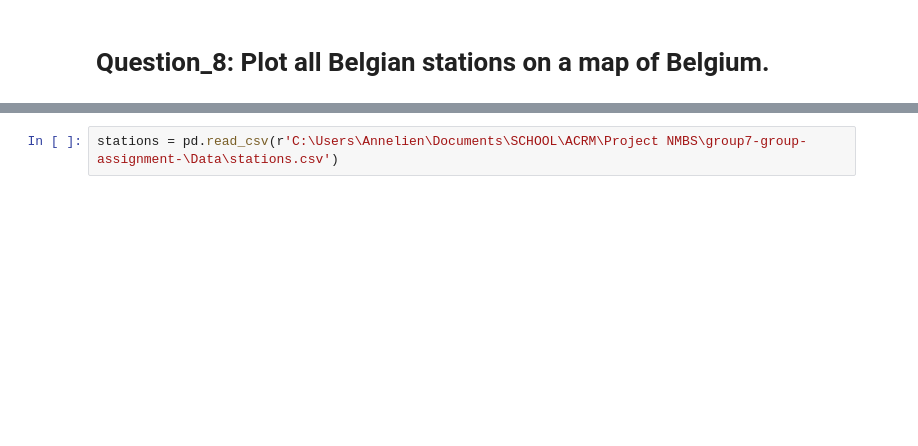
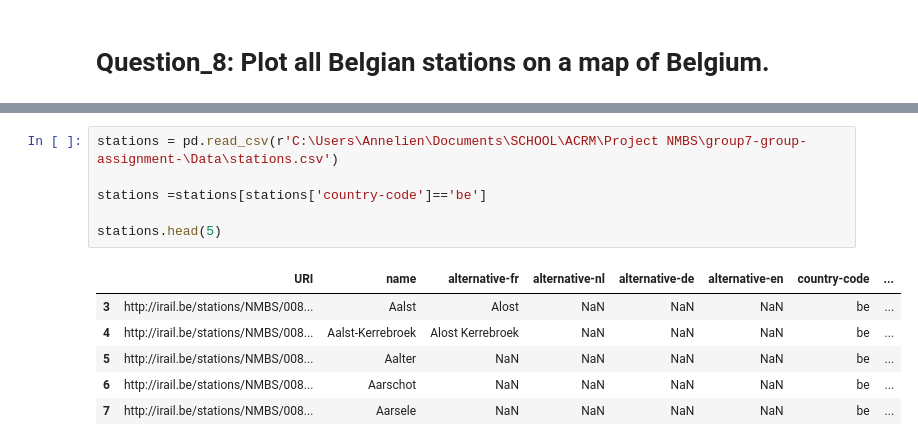
Before and after one commit to Seoyangsam/ACRM, a Jupyter notebook: src/Q8.ipynb, the cells around one changed output, grey strips where cells are left out. Cells and saved outputs as stored; diff of their text form; blank space fills up the shorter version.

```diff
--- a/src/Q8.ipynb
+++ b/src/Q8.ipynb
@@ -13,2 +24,13 @@ from IPython.display import Image
 # %%
 stations = pd.read_csv(r'C:\Users\Annelien\Documents\SCHOOL\ACRM\Project NMBS\group7-group-assignment-\Data\stations.csv')
+
+stations =stations[stations['country-code']=='be']
+
+stations.head(5)
+# %% [output]
+|  | URI | name | alternative-fr | alternative-nl | alternative-de | alternative-en | country-code | ... |
+| 3 | http://irail.be/stations/NMBS/008... | Aalst | Alost | NaN | NaN | NaN | be | ... |
+| 4 | http://irail.be/stations/NMBS/008... | Aalst-Kerrebroek | Alost Kerrebroek | NaN | NaN | NaN | be | ... |
+| 5 | http://irail.be/stations/NMBS/008... | Aalter | NaN | NaN | NaN | NaN | be | ... |
+| 6 | http://irail.be/stations/NMBS/008... | Aarschot | NaN | NaN | NaN | NaN | be | ... |
+| 7 | http://irail.be/stations/NMBS/008... | Aarsele | NaN | NaN | NaN | NaN | be | ... |
```
Also changed, not shown: parts of 9 cells of this notebook, 2 other files.
